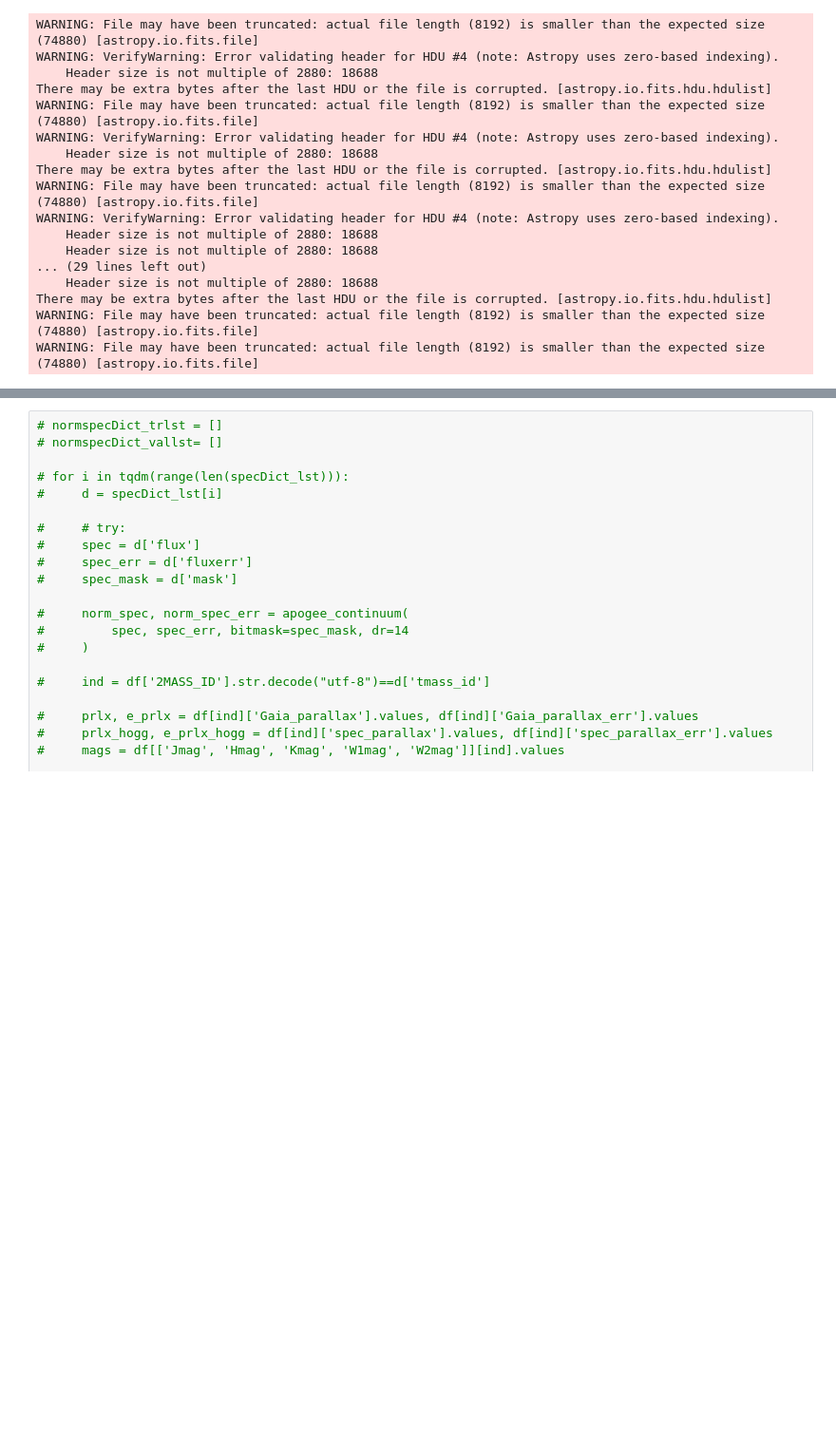
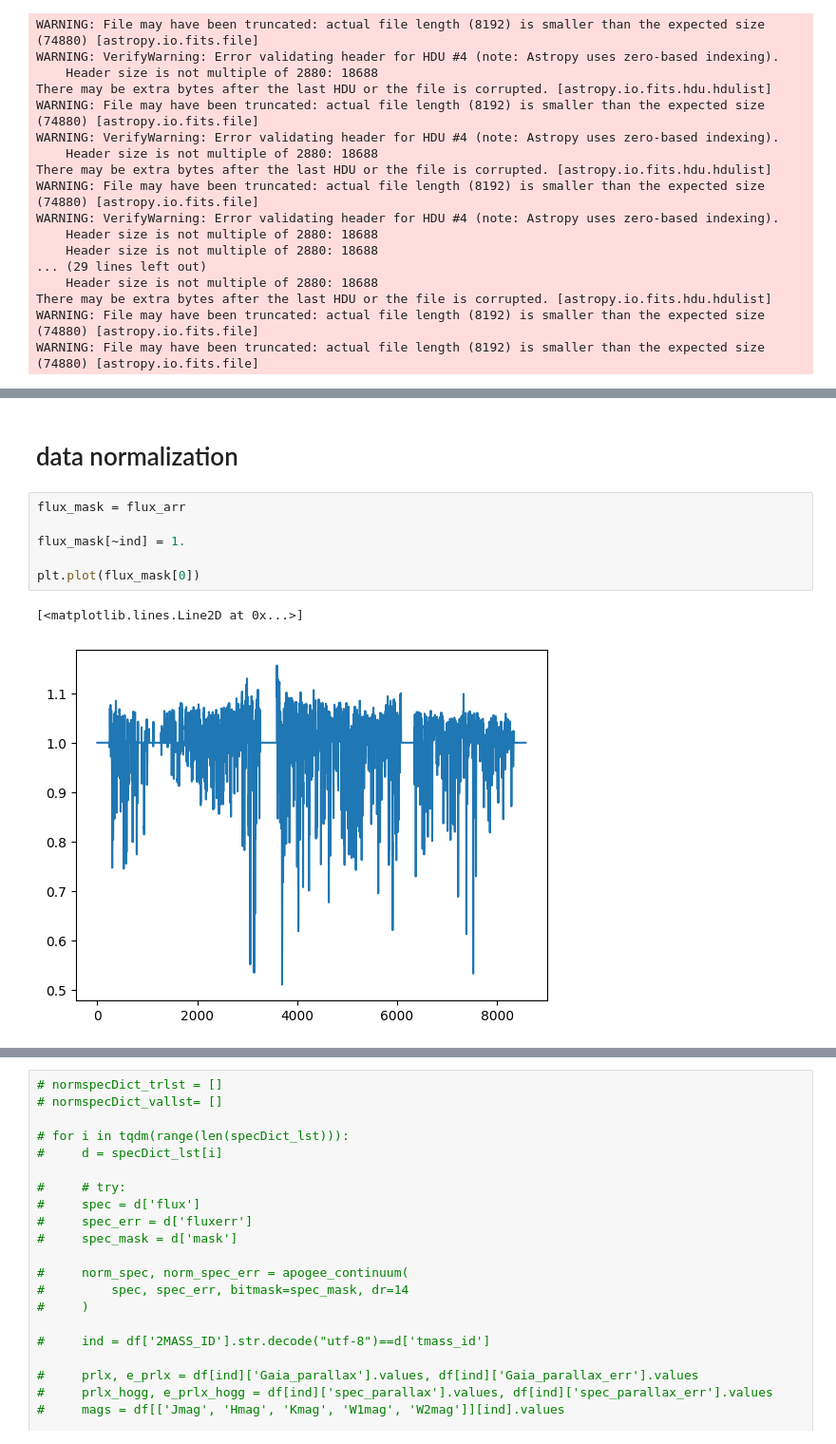
Before and after one commit to jiadonglee/aspgap, a Jupyter notebook: notebook/download_apogee.ipynb, the cells around one changed output, grey strips where cells are left out. Shown at 95% size. Drawn from its saved outputs; the diff is of its cells as text; blank space fills up the shorter version.

```diff
--- a/notebook/download_apogee.ipynb
+++ b/notebook/download_apogee.ipynb
@@ -213,0 +281,11 @@ result
+# %% [markdown]
+# data normalization
+# %%
+flux_mask = flux_arr
+
+flux_mask[~ind] = 1.
+
+plt.plot(flux_mask[0])
+# %% [output]
+[<matplotlib.lines.Line2D at 0x...>]
+[figure, added]
```
Also changed, not shown: parts of 21 cells of this notebook, 14 other files.
